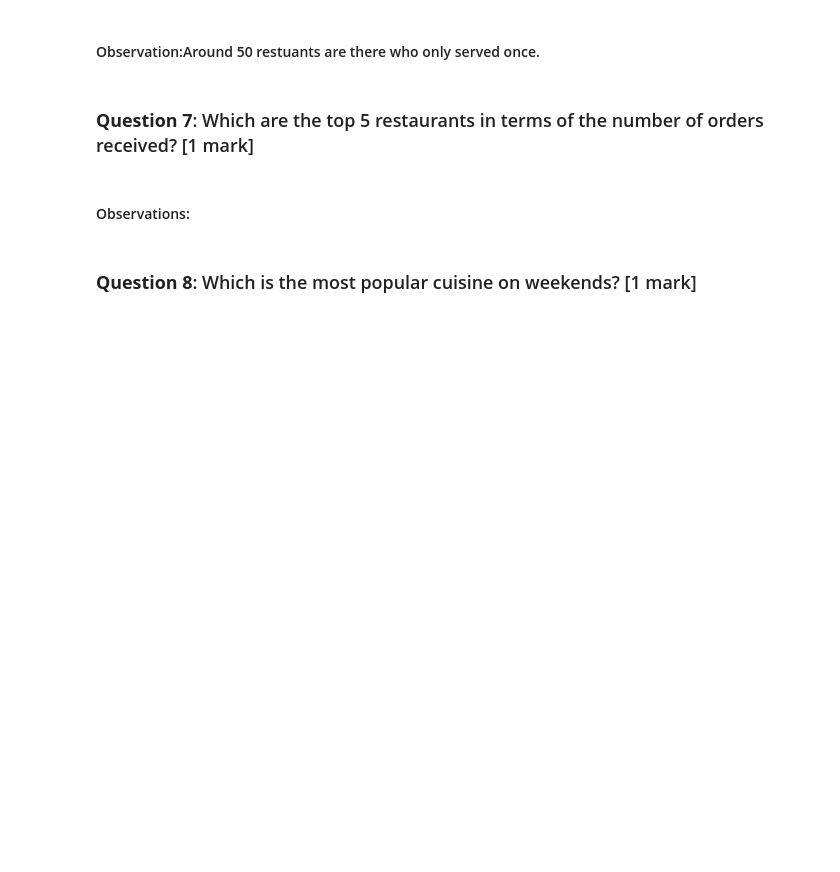
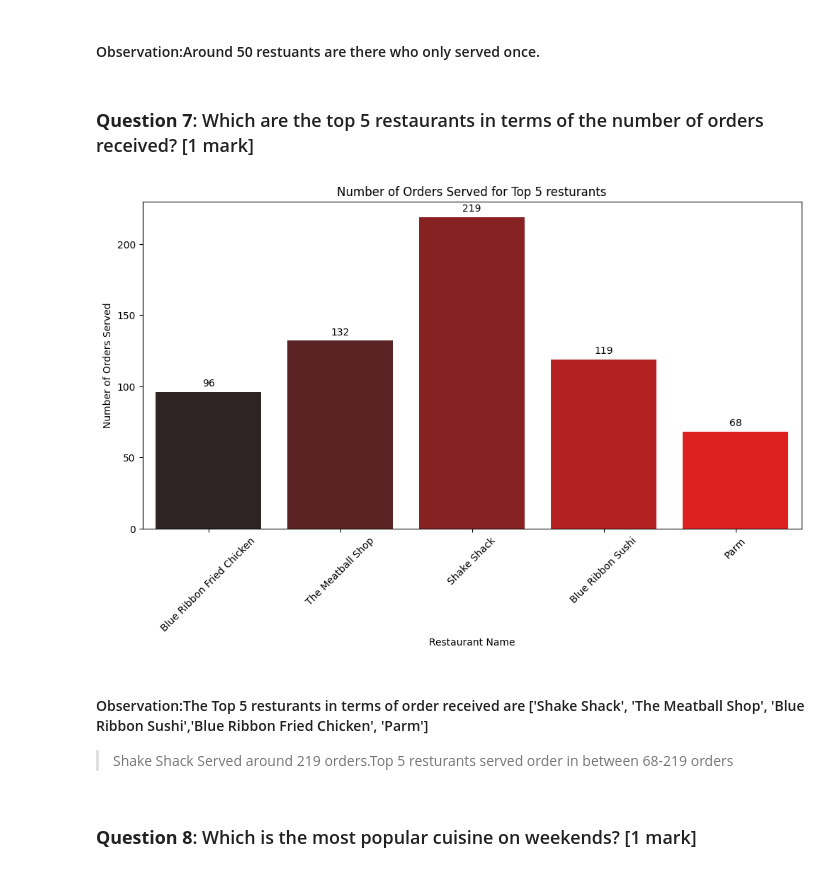
Before and after one commit to Rajesh2015/FoodHub-Data-Analysis, a Jupyter notebook: FoodHub-EDA.ipynb, the cells around one changed output. Saved outputs shown, nothing was run; the diff lists cells and outputs as text; code cells hidden in the pictures; blank space fills up the shorter version.

Commit message:
Added more analysis on resturants

```diff
--- a/FoodHub-EDA.ipynb
+++ b/FoodHub-EDA.ipynb
@@ -213,12 +213,12 @@ Name: rating, dtype: float64
 # %%
 def findToporBottom(df,col_name,n,isTop):
   if(isTop):
-    top_customers = df[col_name].value_counts().nlargest(n).index
-    top_df = df[df[col_name].isin(top_customers)]
+    top_values = df[col_name].value_counts().nlargest(n).index
+    top_df = df[df[col_name].isin(top_values)]
     return top_df
   else:
-    bottom_customers = df[col_name].value_counts().nsmallest(n).index
-    bottom_df = df[df[col_name].isin(bottom_customers)]
+    bottom_values = df[col_name].value_counts().nsmallest(n).index
+    bottom_df = df[df[col_name].isin(bottom_values)]
     return bottom_df
 # %%
 def anotate_chart(plot,ax):
@@ -378,5 +376,12 @@ restaurant_counts_one_order.count()
-# %% [markdown]
-#### Observations:
+# %%
+topn=5
+drawcountPlot(df=food_df,x='restaurant_name',n=topn,xlabel='Restaurant Name',ylabel='Number of Orders Served',title=f'Number of Orders Served for Top {topn} resturants',isTop=True,hue='restaurant_name')
+plt.show()
+# %% [output]
+[figure, added]
+# %% [markdown]
+#### Observation:The Top 5 resturants in terms of order received are ['Shake Shack', 'The Meatball Shop', 'Blue Ribbon Sushi','Blue Ribbon Fried Chicken', 'Parm']
+> Shake Shack Served around 219 orders.Top 5 resturants served order in between 68-219 orders
 # %% [markdown]
 ### **Question 8**: Which is the most popular cuisine on weekends? [1 mark]
 # %%
```
Also changed, not shown: parts of 1 cell of this notebook.
